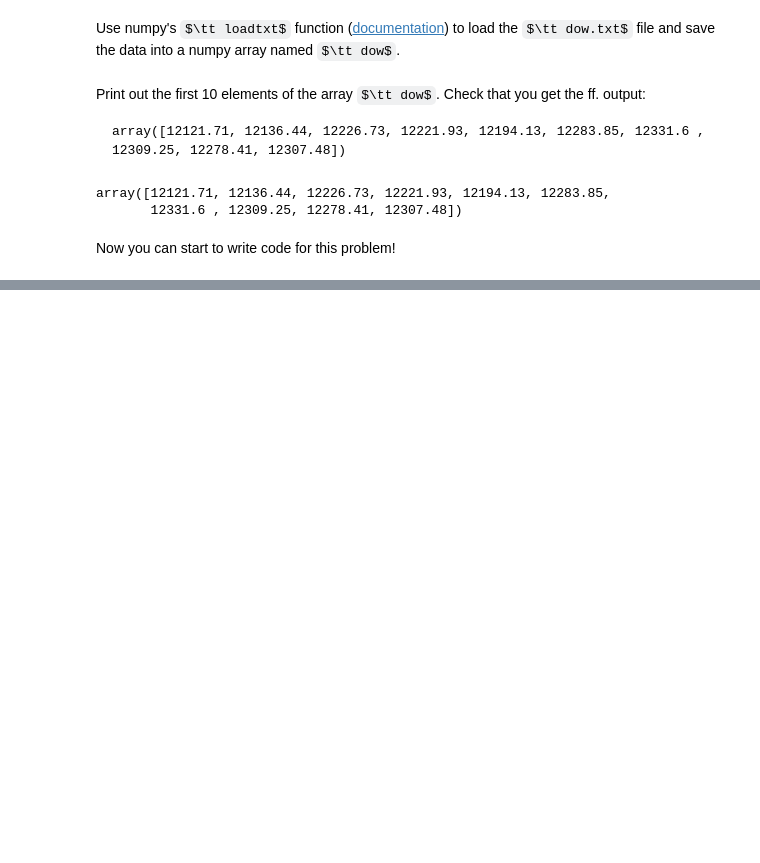
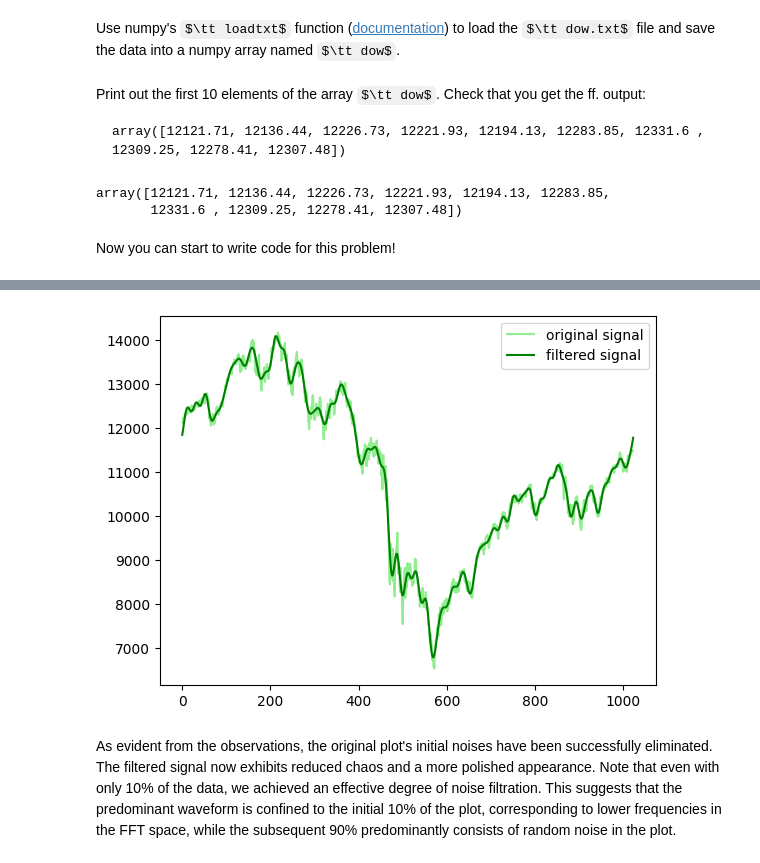
Before and after one commit to JasperTaburno/Apphy155_Repo_Taburno, a Jupyter notebook: lab_assignment_module3_Taburno.ipynb, the cells around one changed output, grey strips where cells are left out. Saved outputs shown, nothing was run; the diff lists cells and outputs as text; code cells hidden in the pictures; some formulas as TeX source; blank space fills up the shorter version.

```diff
--- a/lab_assignment_module3_Taburno.ipynb
+++ b/lab_assignment_module3_Taburno.ipynb
@@ -145,0 +163,10 @@ NameError: name 'dow' is not defined
+# %%
+z=irfft(c) #apply inverse FFT using irfft for the first 10% of the Fourier Coefficients of the og signal
+plt.plot(dow,color='lightgreen',label='original signal')
+plt.plot(z,color='g',label='filtered signal')
+plt.legend()
+plt.show()
+# %% [output]
+[figure, added]
+# %% [markdown]
+As evident from the observations, the original plot's initial noises have been successfully eliminated. The filtered signal now exhibits reduced chaos and a more polished appearance.  Note that even with only 10% of the data, we achieved an effective degree of noise filtration. This suggests that the predominant waveform is confined to the initial 10% of the plot, corresponding to lower frequencies in the FFT space, while the subsequent 90% predominantly consists of random noise in the plot.
```
Also changed, not shown: parts of 7 cells of this notebook, 4 other files.
